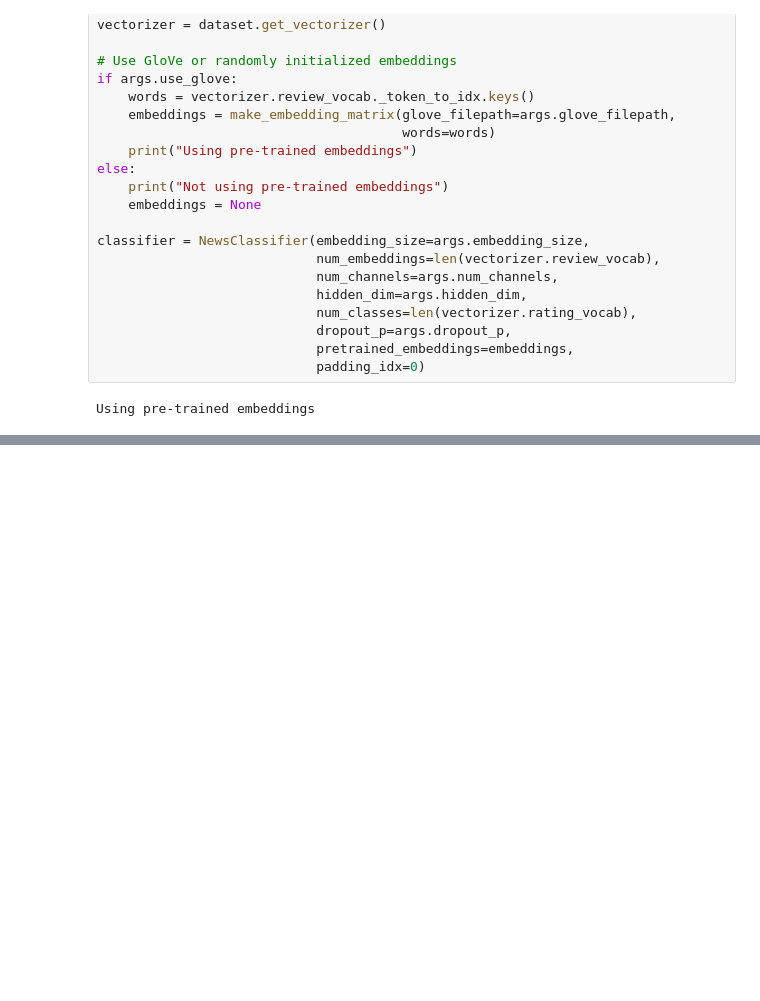
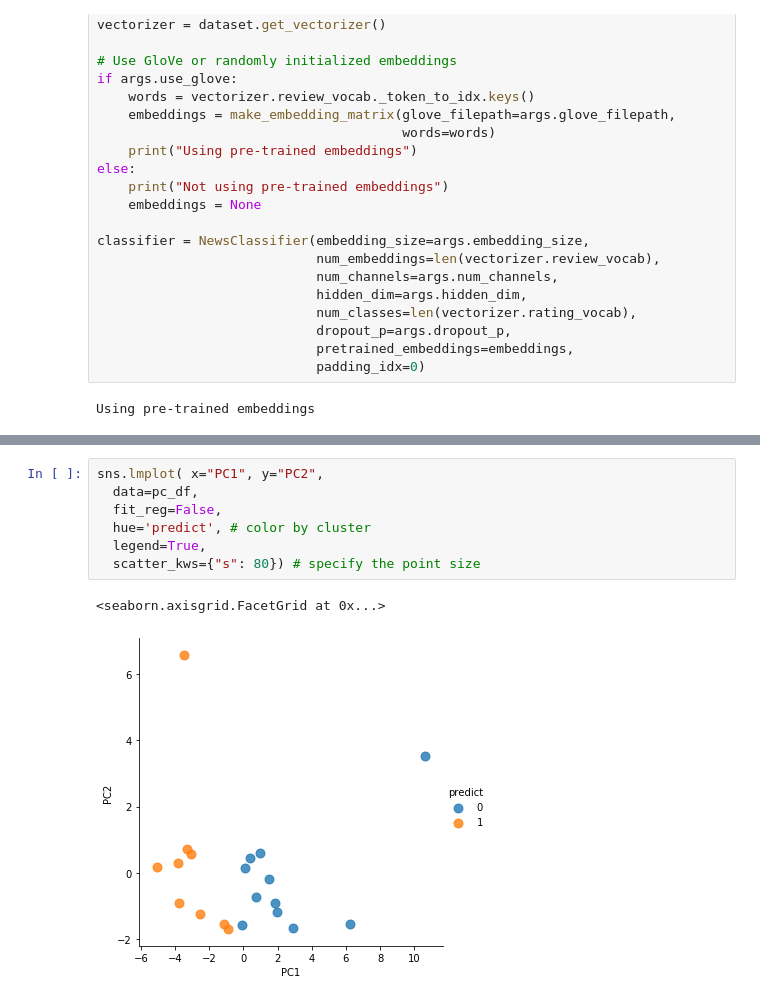
Before and after one commit to elisaoh/imdb-imbalanced, a Jupyter notebook: classify_imdb.ipynb, the cells around one changed output, grey strips where cells are left out. Cells and saved outputs as stored; diff of their text form; blank space fills up the shorter version.

```diff
--- a/classify_imdb.ipynb
+++ b/classify_imdb.ipynb
@@ -253,0 +307,10 @@ print("Test Accuracy: {}".format(train_state['test_acc']))
+# %%
+sns.lmplot( x="PC1", y="PC2",
+  data=pc_df,
+  fit_reg=False,
+  hue='predict', # color by cluster
+  legend=True,
+  scatter_kws={"s": 80}) # specify the point size
+# %% [output]
+<seaborn.axisgrid.FacetGrid at 0x...>
+[figure, added]
```
Also changed, not shown: parts of 10 cells of this notebook, 2 other files.
